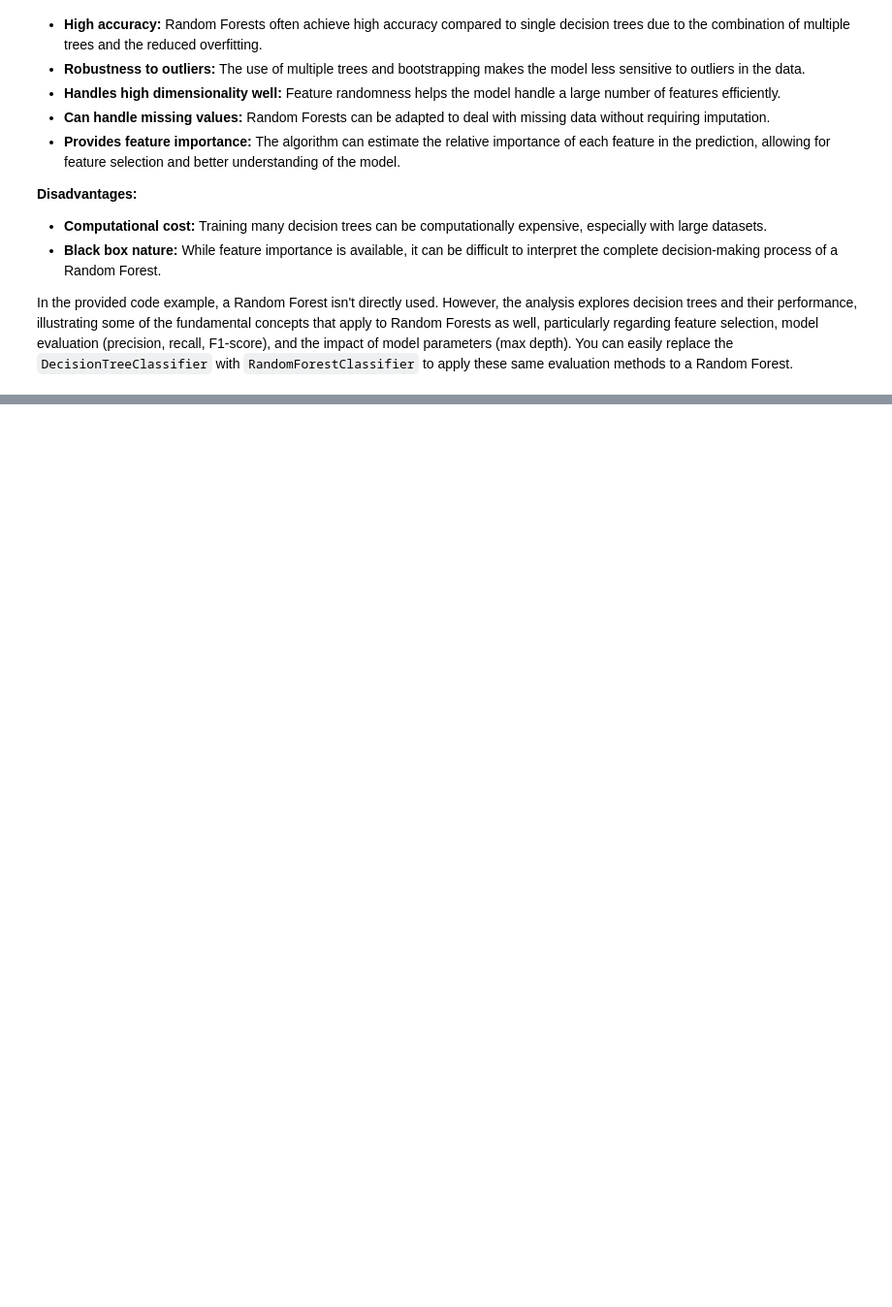
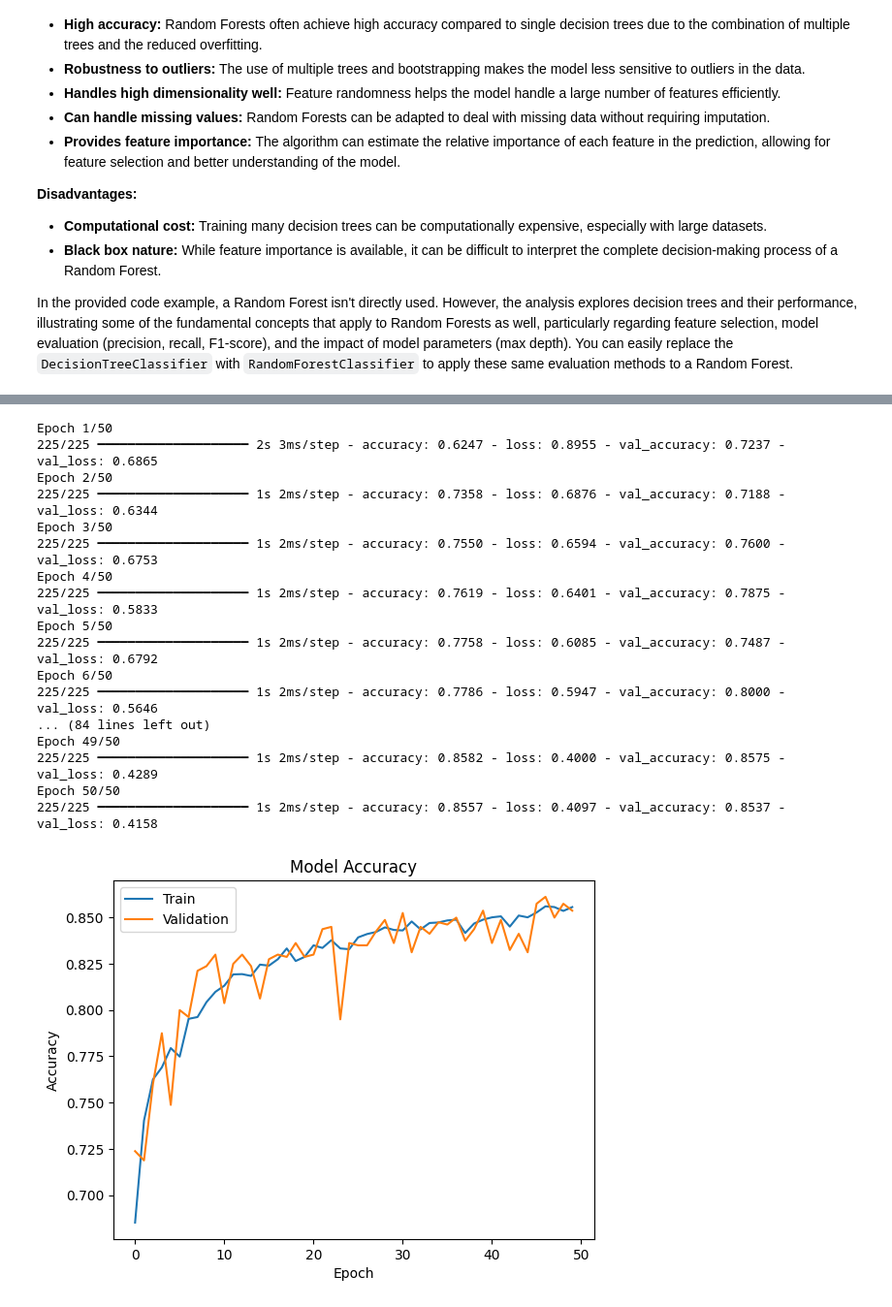
Before and after one commit to csabiu/KAML-2025, a Jupyter notebook: KAML_catalogues.ipynb, the cells around one changed output, grey strips where cells are left out. Shown: that part at 97% size. Drawn from its saved outputs; the diff is of its cells as text; code cells hidden in the pictures; blank space fills up the shorter version.

```diff
--- a/KAML_catalogues.ipynb
+++ b/KAML_catalogues.ipynb
@@ -331,0 +395,80 @@ plt.show()
+# %%
+# prompt: A simple neural network for star, galaxy, QSO classification
+
+import tensorflow as tf
+from tensorflow import keras
+from sklearn.preprocessing import LabelEncoder
+
+# Encode the labels
+le = LabelEncoder()
+y_encoded = le.fit_transform(y)
+
+# Convert labels to categorical
+y_categorical = keras.utils.to_categorical(y_encoded, num_classes=3)  # 3 classes
+
+
+# Define the model
+model = keras.Sequential([
+    keras.layers.Dense(128, activation='relu', input_shape=(X.shape[1],)),  # Input layer
+    keras.layers.Dense(64, activation='relu'),  # Hidden layer
+    keras.layers.Dense(3, activation='softmax')  # Output layer (3 classes)
+])
+
+# Compile the model
+model.compile(optimizer='adam',
+              loss='categorical_crossentropy',
+              metrics=['accuracy'])
+
+# Split the data
+X_train, X_test, y_train, y_test = train_test_split(X, y_categorical, test_size=0.2, random_state=42, stratify=y_encoded)
+
+
+# Train the model
+history = model.fit(X_train, y_train, epochs=50, batch_size=32, validation_split=0.1)
+
+# Plot the training history
+plt.plot(history.history['accuracy'])
+plt.plot(history.history['val_accuracy'])
+plt.title('Model Accuracy')
+plt.ylabel('Accuracy')
+plt.xlabel('Epoch')
+plt.legend(['Train', 'Validation'], loc='upper left')
+plt.show()
+
+
+# Evaluate the model
+loss, accuracy = model.evaluate(X_test, y_test)
+print(f"Test Loss: {loss:.4f}")
+print(f"Test Accuracy: {accuracy:.4f}")
+
+# Make predictions
+y_pred_probs = model.predict(X_test)
+y_pred = np.argmax(y_pred_probs, axis=1)
+y_test_decoded = np.argmax(y_test, axis=1)
+
+
+# Convert predictions back to original labels
+y_pred_labels = le.inverse_transform(y_pred)
+y_test_labels = le.inverse_transform(y_test_decoded)
+
+
+print(classification_report(y_test_labels,y_pred_labels))
+# %% [output]
+Epoch 1/50
+225/225 ━━━━━━━━━━━━━━━━━━━━ 2s 3ms/step - accuracy: 0.6247 - loss: 0.8955 - val_accuracy: 0.7237 - val_loss: 0.6865
+Epoch 2/50
+225/225 ━━━━━━━━━━━━━━━━━━━━ 1s 2ms/step - accuracy: 0.7358 - loss: 0.6876 - val_accuracy: 0.7188 - val_loss: 0.6344
+Epoch 3/50
+225/225 ━━━━━━━━━━━━━━━━━━━━ 1s 2ms/step - accuracy: 0.7550 - loss: 0.6594 - val_accuracy: 0.7600 - val_loss: 0.6753
+Epoch 4/50
+225/225 ━━━━━━━━━━━━━━━━━━━━ 1s 2ms/step - accuracy: 0.7619 - loss: 0.6401 - val_accuracy: 0.7875 - val_loss: 0.5833
+Epoch 5/50
+225/225 ━━━━━━━━━━━━━━━━━━━━ 1s 2ms/step - accuracy: 0.7758 - loss: 0.6085 - val_accuracy: 0.7487 - val_loss: 0.6792
+Epoch 6/50
+225/225 ━━━━━━━━━━━━━━━━━━━━ 1s 2ms/step - accuracy: 0.7786 - loss: 0.5947 - val_accuracy: 0.8000 - val_loss: 0.5646
+... (84 lines left out)
+Epoch 49/50
+225/225 ━━━━━━━━━━━━━━━━━━━━ 1s 2ms/step - accuracy: 0.8582 - loss: 0.4000 - val_accuracy: 0.8575 - val_loss: 0.4289
+Epoch 50/50
+225/225 ━━━━━━━━━━━━━━━━━━━━ 1s 2ms/step - accuracy: 0.8557 - loss: 0.4097 - val_accuracy: 0.8537 - val_loss: 0.4158
+[figure, added]
```
Also changed, not shown: parts of 13 cells of this notebook.
